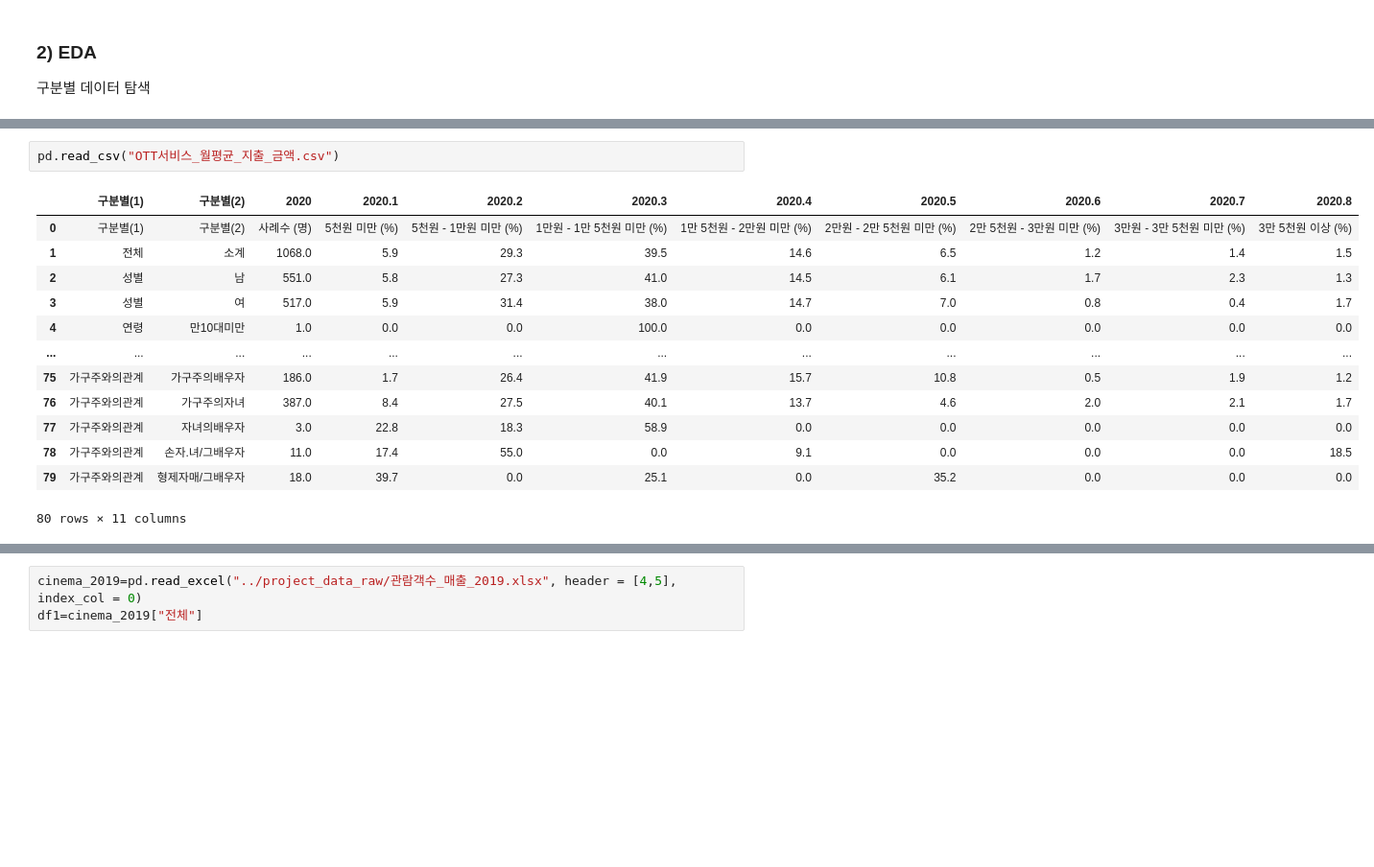
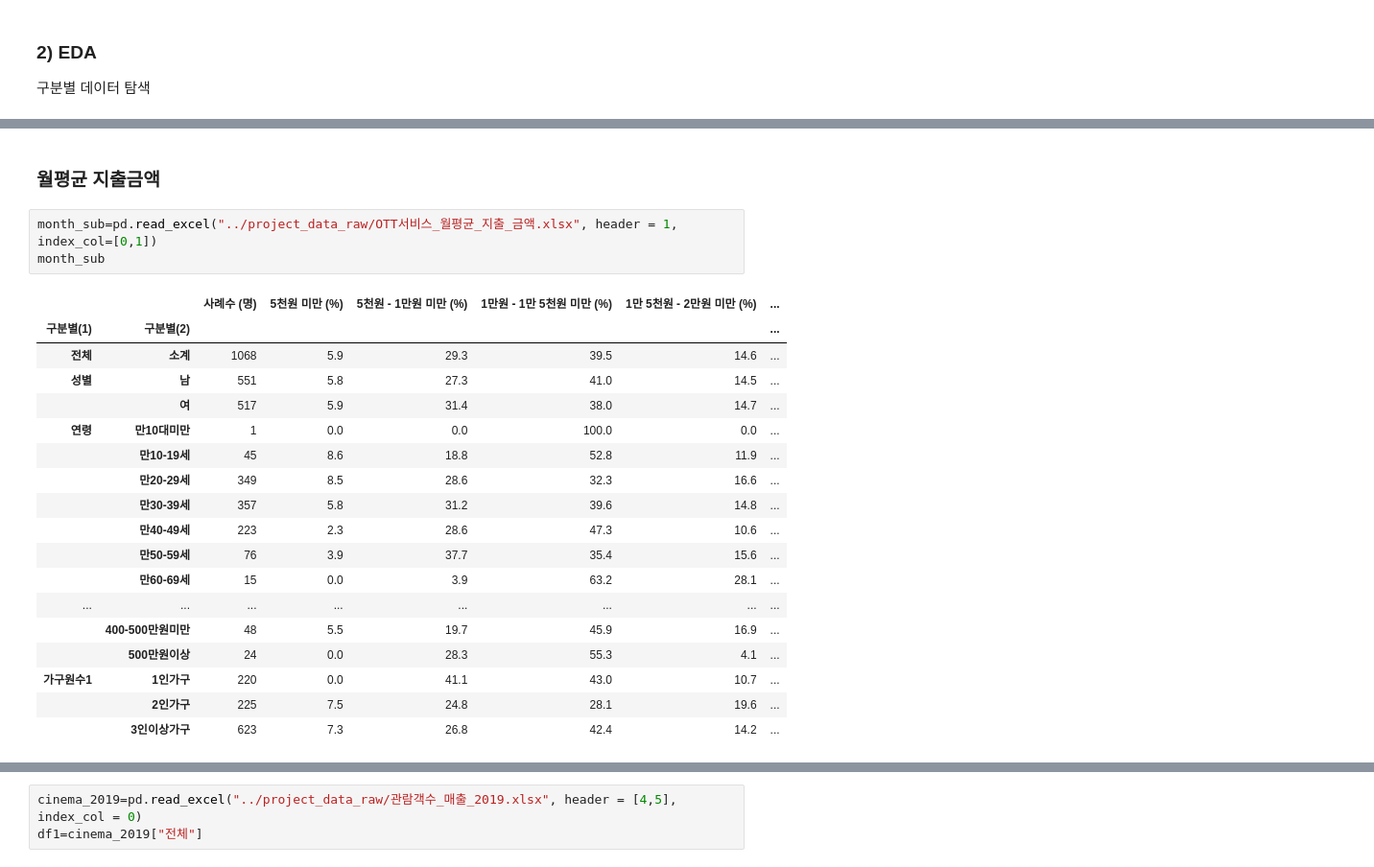
Before and after one commit to eesomin/midproject, a Jupyter notebook: nsm1/NSM_중간프로젝트- OTT 서비스.ipynb, the cells around one changed output, grey strips where cells are left out. Shown at 96% size. Cells and saved outputs as stored; diff of their text form; blank space fills up the shorter version.

```diff
--- a/nsm1/NSM_중간프로젝트- OTT 서비스.ipynb
+++ b/nsm1/NSM_중간프로젝트- OTT 서비스.ipynb
@@ -772,16 +916,24 @@ ott_m_region
+# %% [markdown]
+### 월평균 지출금액
 # %%
-pd.read_csv("OTT서비스_월평균_지출_금액.csv")
+month_sub=pd.read_excel("../project_data_raw/OTT서비스_월평균_지출_금액.xlsx", header = 1, index_col=[0,1])
+month_sub
 # %% [output]
-|  | 구분별(1) | 구분별(2) | 2020 | 2020.1 | 2020.2 | 2020.3 | 2020.4 | 2020.5 | 2020.6 | 2020.7 | 2020.8 |
-| 0 | 구분별(1) | 구분별(2) | 사례수 (명) | 5천원 미만 (%) | 5천원 - 1만원 미만 (%) | 1만원 - 1만 5천원 미만 (%) | 1만 5천원 - 2만원 미만 (%) | 2만원 - 2만 5천원 미만 (%) | 2만 5천원 - 3만원 미만 (%) | 3만원 - 3만 5천원 미만 (%) | 3만 5천원 이상 (%) |
-| 1 | 전체 | 소계 | 1068.0 | 5.9 | 29.3 | 39.5 | 14.6 | 6.5 | 1.2 | 1.4 | 1.5 |
-| 2 | 성별 | 남 | 551.0 | 5.8 | 27.3 | 41.0 | 14.5 | 6.1 | 1.7 | 2.3 | 1.3 |
-| 3 | 성별 | 여 | 517.0 | 5.9 | 31.4 | 38.0 | 14.7 | 7.0 | 0.8 | 0.4 | 1.7 |
-| 4 | 연령 | 만10대미만 | 1.0 | 0.0 | 0.0 | 100.0 | 0.0 | 0.0 | 0.0 | 0.0 | 0.0 |
-| ... | ... | ... | ... | ... | ... | ... | ... | ... | ... | ... | ... |
-| 75 | 가구주와의관계 | 가구주의배우자 | 186.0 | 1.7 | 26.4 | 41.9 | 15.7 | 10.8 | 0.5 | 1.9 | 1.2 |
-| 76 | 가구주와의관계 | 가구주의자녀 | 387.0 | 8.4 | 27.5 | 40.1 | 13.7 | 4.6 | 2.0 | 2.1 | 1.7 |
-| 77 | 가구주와의관계 | 자녀의배우자 | 3.0 | 22.8 | 18.3 | 58.9 | 0.0 | 0.0 | 0.0 | 0.0 | 0.0 |
-| 78 | 가구주와의관계 | 손자.녀/그배우자 | 11.0 | 17.4 | 55.0 | 0.0 | 9.1 | 0.0 | 0.0 | 0.0 | 18.5 |
-| 79 | 가구주와의관계 | 형제자매/그배우자 | 18.0 | 39.7 | 0.0 | 25.1 | 0.0 | 35.2 | 0.0 | 0.0 | 0.0 |
+|  |  | 사례수 (명) | 5천원 미만 (%) | 5천원 - 1만원 미만 (%) | 1만원 - 1만 5천원 미만 (%) | 1만 5천원 - 2만원 미만 (%) | ... |
+| 구분별(1) | 구분별(2) |  |  |  |  |  | ... |
+| 전체 | 소계 | 1068 | 5.9 | 29.3 | 39.5 | 14.6 | ... |
+| 성별 | 남 | 551 | 5.8 | 27.3 | 41.0 | 14.5 | ... |
+|  | 여 | 517 | 5.9 | 31.4 | 38.0 | 14.7 | ... |
+| 연령 | 만10대미만 | 1 | 0.0 | 0.0 | 100.0 | 0.0 | ... |
+|  | 만10-19세 | 45 | 8.6 | 18.8 | 52.8 | 11.9 | ... |
+|  | 만20-29세 | 349 | 8.5 | 28.6 | 32.3 | 16.6 | ... |
+|  | 만30-39세 | 357 | 5.8 | 31.2 | 39.6 | 14.8 | ... |
+|  | 만40-49세 | 223 | 2.3 | 28.6 | 47.3 | 10.6 | ... |
+|  | 만50-59세 | 76 | 3.9 | 37.7 | 35.4 | 15.6 | ... |
+|  | 만60-69세 | 15 | 0.0 | 3.9 | 63.2 | 28.1 | ... |
+| ... | ... | ... | ... | ... | ... | ... | ... |
+|  | 400-500만원미만 | 48 | 5.5 | 19.7 | 45.9 | 16.9 | ... |
+|  | 500만원이상 | 24 | 0.0 | 28.3 | 55.3 | 4.1 | ... |
+| 가구원수1 | 1인가구 | 220 | 0.0 | 41.1 | 43.0 | 10.7 | ... |
+|  | 2인가구 | 225 | 7.5 | 24.8 | 28.1 | 19.6 | ... |
+|  | 3인이상가구 | 623 | 7.3 | 26.8 | 42.4 | 14.2 | ... |
-80 rows × 11 columns
```
Also changed, not shown: parts of 61 cells of this notebook, 13 other files.
